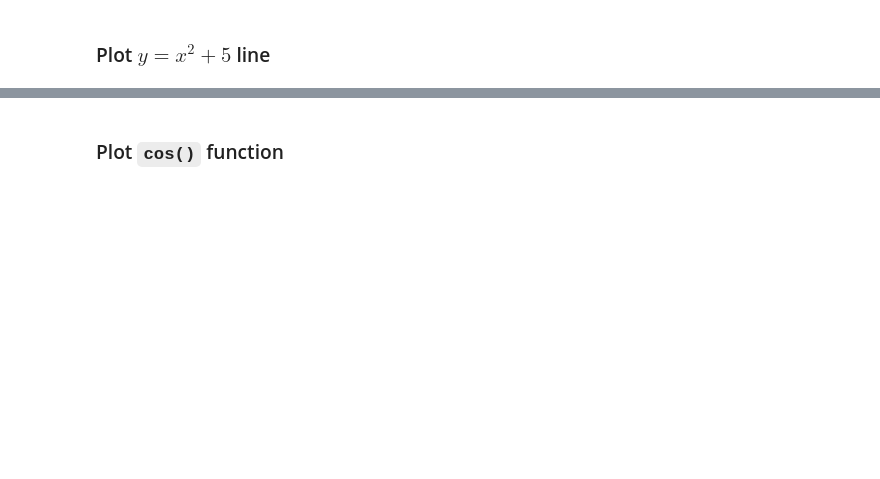
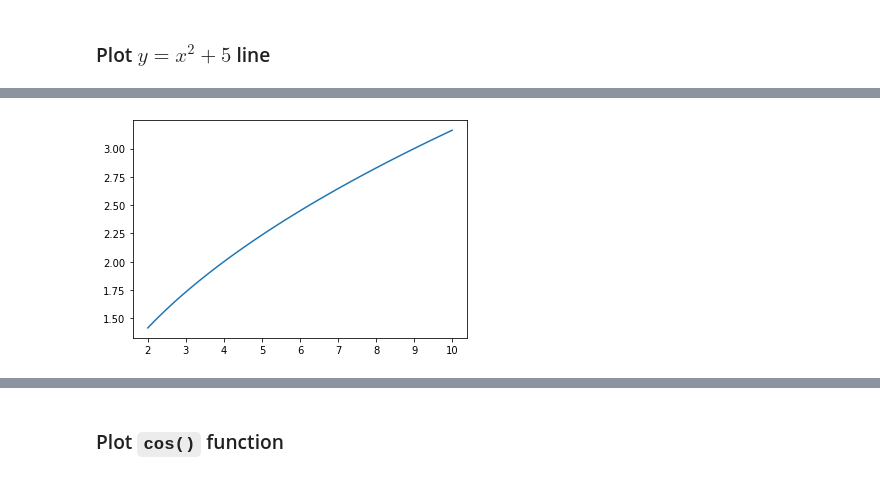
Before and after one commit to Ebimsv/Machine_Learning_Course, a Jupyter notebook: Notebooks/4. Intro to Matplotlib.ipynb, the cells around one changed output, grey strips where cells are left out. Saved outputs shown, nothing was run; the diff lists cells and outputs as text; code cells hidden in the pictures; blank space fills up the shorter version.

```diff
--- a/Notebooks/4. Intro to Matplotlib.ipynb
+++ b/Notebooks/4. Intro to Matplotlib.ipynb
@@ -15,0 +30,7 @@ y = [2, 4, 6, 8, 10]
+# %%
+x = np.linspace(2, 10, 100)
+y = sqrt(x, a=1)
+
+plt.plot(x, y);
+# %% [output]
+[figure, added]
```
Also changed, not shown: parts of 12 cells of this notebook.
